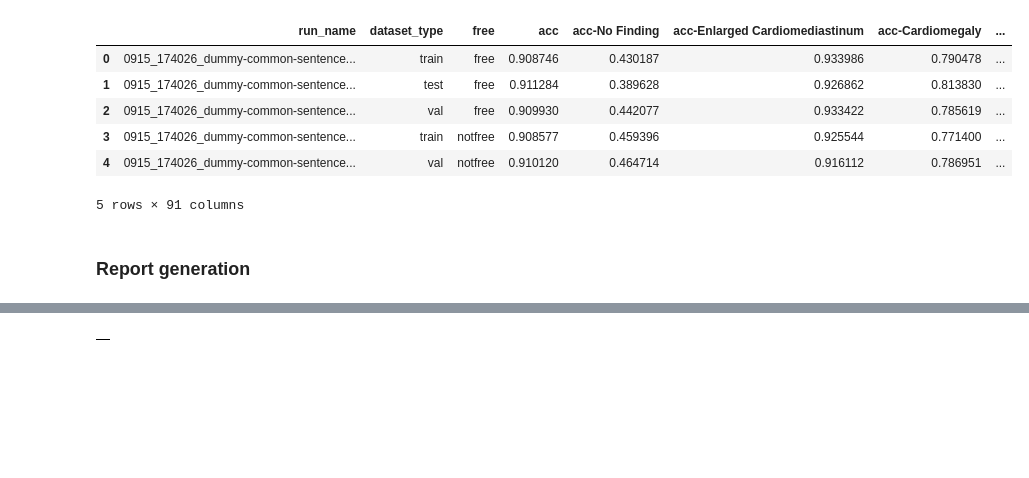
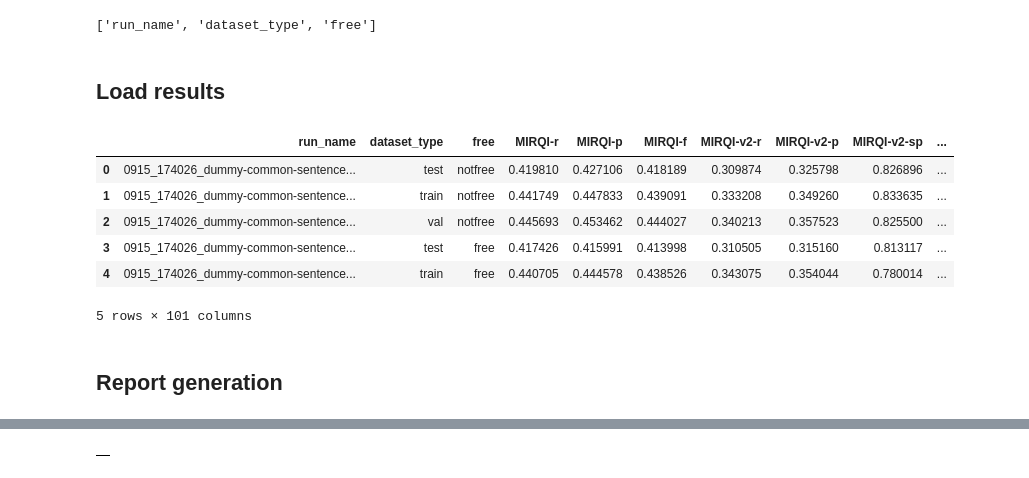
Before and after one commit to pdpino/medical-ai, a Jupyter notebook: medai/notebooks/results.ipynb, the cells around one changed output, grey strips where cells are left out. Cells and saved outputs as stored; diff of their text form; code cells hidden in the pictures; blank space fills up the shorter version.

```diff
--- a/medai/notebooks/results.ipynb
+++ b/medai/notebooks/results.ipynb
@@ -21,7 +25,18 @@ def get_suffix(filename):
         suffix = match.group('suffix')
     return suffix
 # %%
-KEY_COLS = ['run_name', 'dataset_type', 'free']
+KEY_COLS = ['run_name', 'dataset_type']
+if not classification:
+    KEY_COLS.append('free')
+KEY_COLS
+# %% [output]
+['run_name', 'dataset_type', 'free']
+# %%
+METRIC_TYPES = [
+    'chexpert',
+    'grad-cam',
+    'mirqi',
+]
 # %%
 def load_results():
     results_by_metric_type = {}
@@ -36,8 +51,10 @@ def load_results():
             if not os.path.isfile(filepath) or not filename.endswith('json'):
                 continue
 
-            metric_type = 'chexpert' if filename.startswith('chexpert') else 'base'
-            suffix = get_suffix(filename)
+            metric_type = next(
+                (met for met in METRIC_TYPES if met in filename),
+                'base', # Default if no specific metric_type is found
+            )
 
             with open(filepath, 'r') as f:
                 results_dict = json.load(f)
@@ -46,7 +63,8 @@ def load_results():
             results_df.reset_index(inplace=True)
             results_df.rename(columns={'index': 'dataset_type'}, inplace=True)
             results_df['run_name'] = run_name
-            results_df['free'] = suffix
+            if not classification:
+                results_df['free'] = get_suffix(filename)
 
             if metric_type not in results_by_metric_type:
                 results_by_metric_type[metric_type] = results_df
@@ -57,12 +75,12 @@ def load_results():
     df = None
     cols_in_order = list(KEY_COLS)
     for results in results_by_metric_type.values():
-        cols_in_order += [col for col in results.columns if col not in KEY_COLS]
+        cols_in_order += [col for col in results.columns if col not in cols_in_order]
 
         if df is None:
             df = results
         else:
-            df = df.merge(results, on=KEY_COLS)
+            df = df.merge(results, on=KEY_COLS, how='outer')
 
-    return df[cols_in_order]
+    return df[cols_in_order], results_by_metric_type
 # %%
@@ -98,16 +124,18 @@ def filter_results(dataset_type=None, metrics=None, free=None, contains=None, dr
     return df
+# %% [markdown]
+## Load results
 # %%
-RESULTS_DF = load_results()
+RESULTS_DF, debug = load_results()
 RESULTS_DF.head()
 # %% [output]
-|  | run_name | dataset_type | free | acc | acc-No Finding | acc-Enlarged Cardiomediastinum | acc-Cardiomegaly | ... |
-| 0 | 0915_174026_dummy-common-sentence... | train | free | 0.908746 | 0.430187 | 0.933986 | 0.790478 | ... |
-| 1 | 0915_174026_dummy-common-sentence... | test | free | 0.911284 | 0.389628 | 0.926862 | 0.813830 | ... |
-| 2 | 0915_174026_dummy-common-sentence... | val | free | 0.909930 | 0.442077 | 0.933422 | 0.785619 | ... |
-| 3 | 0915_174026_dummy-common-sentence... | train | notfree | 0.908577 | 0.459396 | 0.925544 | 0.771400 | ... |
-| 4 | 0915_174026_dummy-common-sentence... | val | notfree | 0.910120 | 0.464714 | 0.916112 | 0.786951 | ... |
+|  | run_name | dataset_type | free | MIRQI-r | MIRQI-p | MIRQI-f | MIRQI-v2-r | MIRQI-v2-p | MIRQI-v2-sp | ... |
+| 0 | 0915_174026_dummy-common-sentence... | test | notfree | 0.419810 | 0.427106 | 0.418189 | 0.309874 | 0.325798 | 0.826896 | ... |
+| 1 | 0915_174026_dummy-common-sentence... | train | notfree | 0.441749 | 0.447833 | 0.439091 | 0.333208 | 0.349260 | 0.833635 | ... |
+| 2 | 0915_174026_dummy-common-sentence... | val | notfree | 0.445693 | 0.453462 | 0.444027 | 0.340213 | 0.357523 | 0.825500 | ... |
+| 3 | 0915_174026_dummy-common-sentence... | test | free | 0.417426 | 0.415991 | 0.413998 | 0.310505 | 0.315160 | 0.813117 | ... |
+| 4 | 0915_174026_dummy-common-sentence... | train | free | 0.440705 | 0.444578 | 0.438526 | 0.343075 | 0.354044 | 0.780014 | ... |
-5 rows × 91 columns
+5 rows × 101 columns
 # %% [markdown]
-### Report generation
+## Report generation
 # %%
 NLP_METRICS = ['bleu1', 'bleu2', 'bleu3', 'bleu4', 'bleu', 'rougeL', 'ciderD']
```
Also changed, not shown: parts of 22 cells of this notebook.
